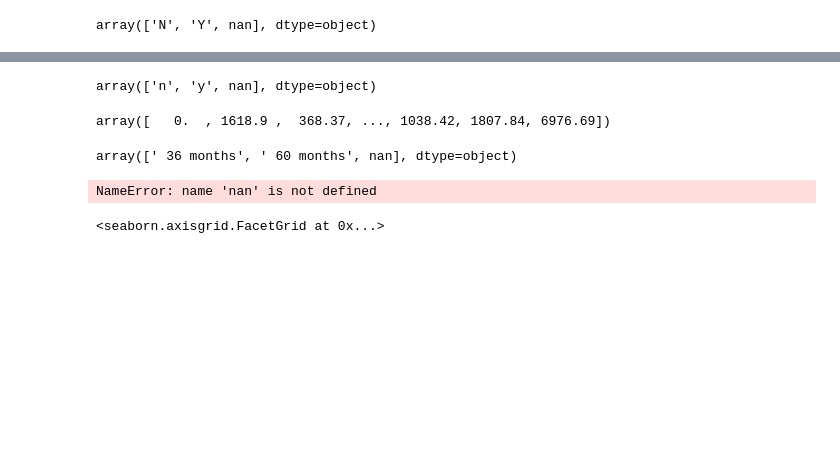
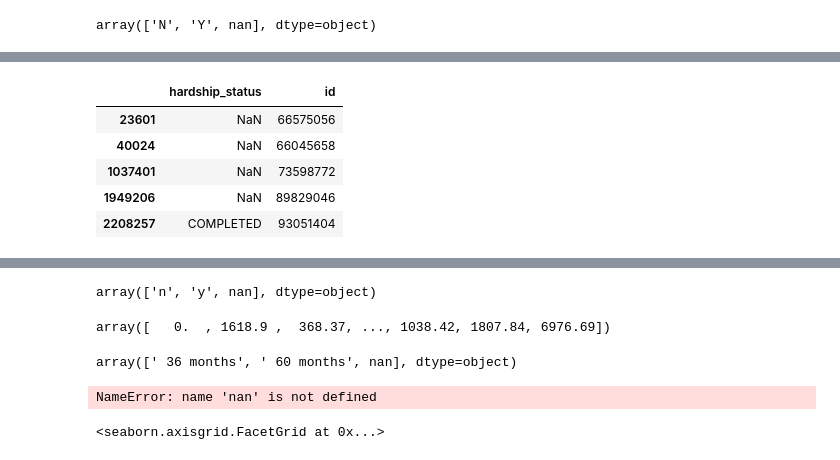
Before and after one commit to somayehY/SomayeYoussefi, a Jupyter notebook: LendingClub/LendingClub_DataWrangling.ipynb, the cells around one changed output, grey strips where cells are left out. Drawn from its saved outputs; the diff is of its cells as text; code cells hidden in the pictures; blank space fills up the shorter version.

```diff
--- a/LendingClub/LendingClub_DataWrangling.ipynb
+++ b/LendingClub/LendingClub_DataWrangling.ipynb
@@ -220,0 +249,9 @@ array(['w', 'f', nan], dtype=object)
+# %%
+dfFull.loc[dfFull["settlement_amount"]>0 , ["hardship_status", "id"]]
+# %% [output]
+|  | hardship_status | id |
+| 23601 | NaN | 66575056 |
+| 40024 | NaN | 66045658 |
+| 1037401 | NaN | 73598772 |
+| 1949206 | NaN | 89829046 |
+| 2208257 | COMPLETED | 93051404 |
```
Also changed, not shown: parts of 18 cells of this notebook.
